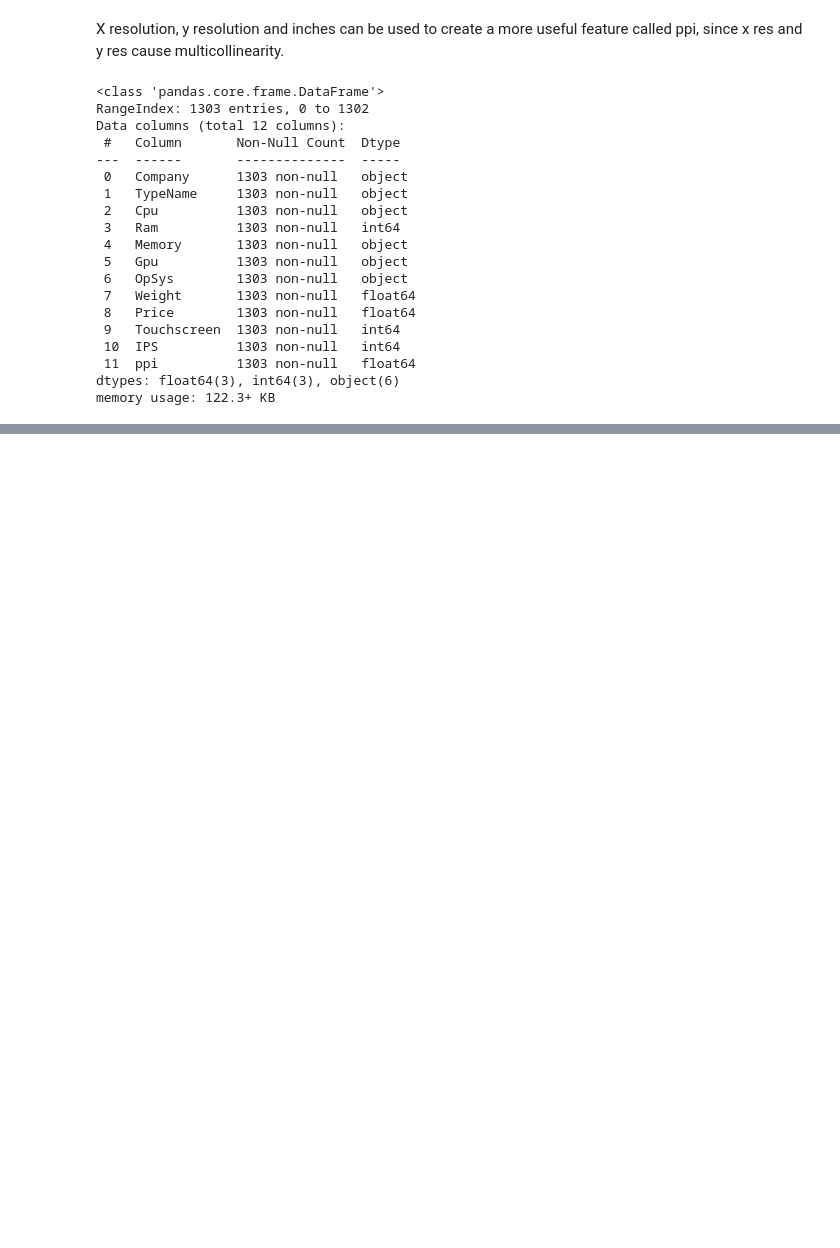
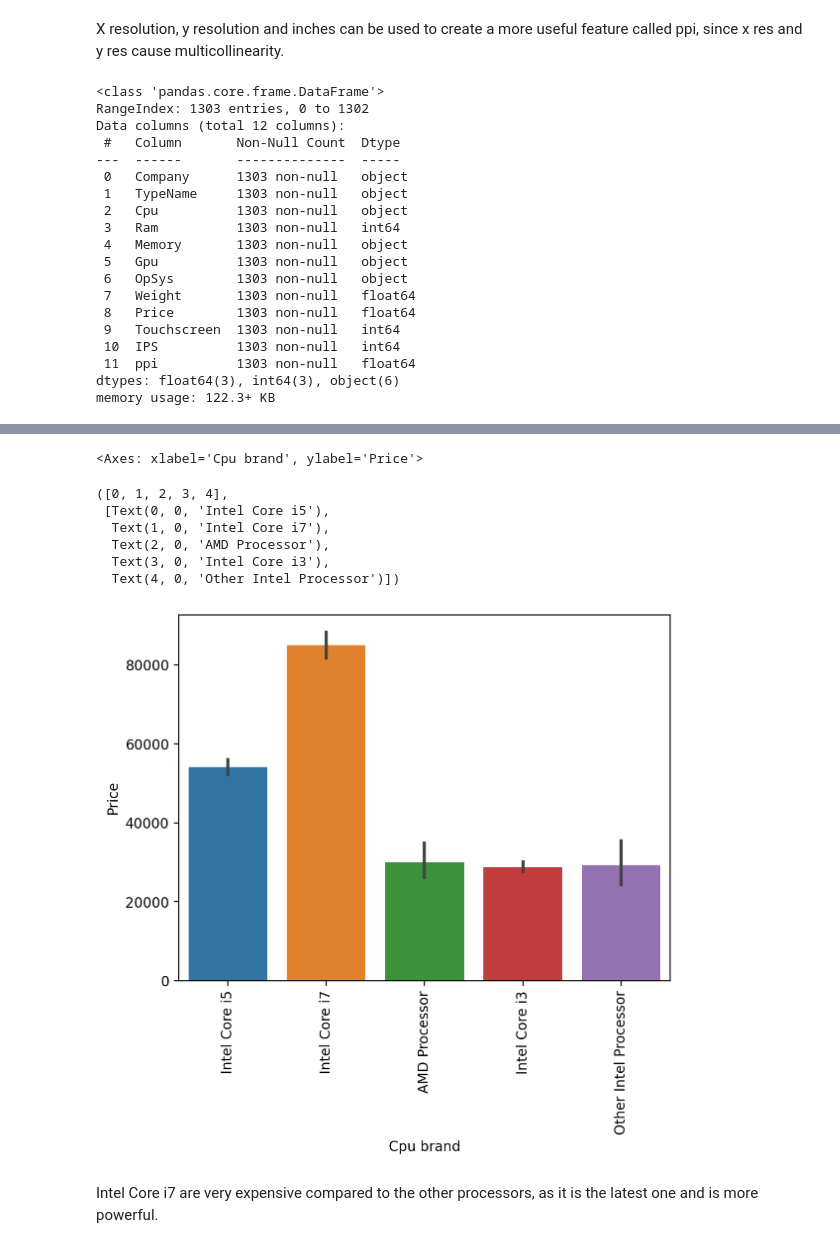
Before and after one commit to gvsreekar/Laptop-price-prediction, a Jupyter notebook: notebooks/model.ipynb, the cells around one changed output, grey strips where cells are left out. Saved outputs shown, nothing was run; the diff lists cells and outputs as text; code cells hidden in the pictures; blank space fills up the shorter version.

```diff
--- a/notebooks/model.ipynb
+++ b/notebooks/model.ipynb
@@ -354,0 +400,15 @@ memory usage: 122.3+ KB
+# %%
+sns.barplot(x=df['Cpu brand'],y=df['Price'],hue=df['Cpu brand'])
+plt.xticks(rotation=90)
+plt.show()
+# %% [output]
+<Axes: xlabel='Cpu brand', ylabel='Price'>
+([0, 1, 2, 3, 4],
+ [Text(0, 0, 'Intel Core i5'),
+  Text(1, 0, 'Intel Core i7'),
+  Text(2, 0, 'AMD Processor'),
+  Text(3, 0, 'Intel Core i3'),
+  Text(4, 0, 'Other Intel Processor')])
+[figure, added]
+# %% [markdown]
+Intel Core i7 are very expensive compared to the other processors, as it is the latest one and is more powerful.
```
Also changed, not shown: parts of 43 cells of this notebook.
